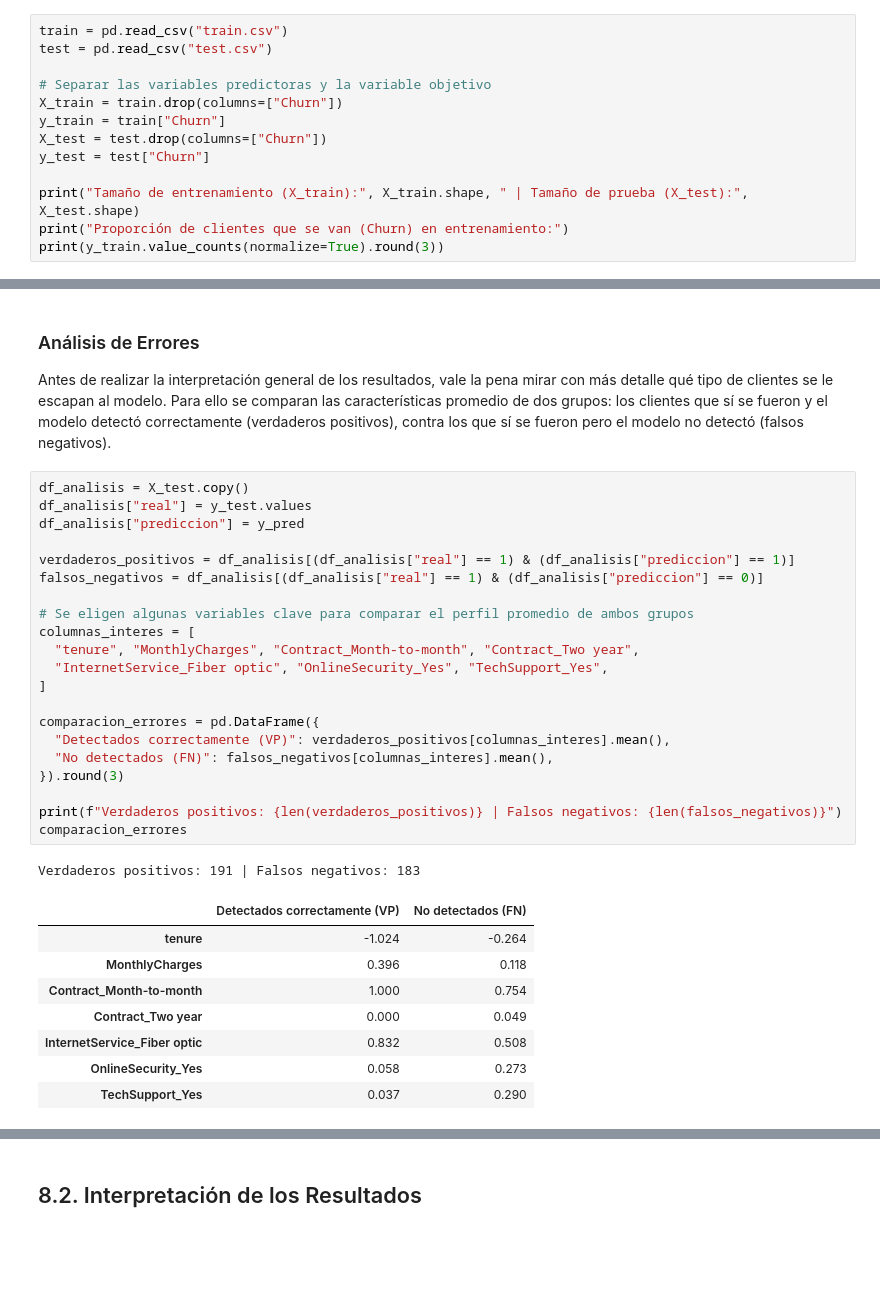
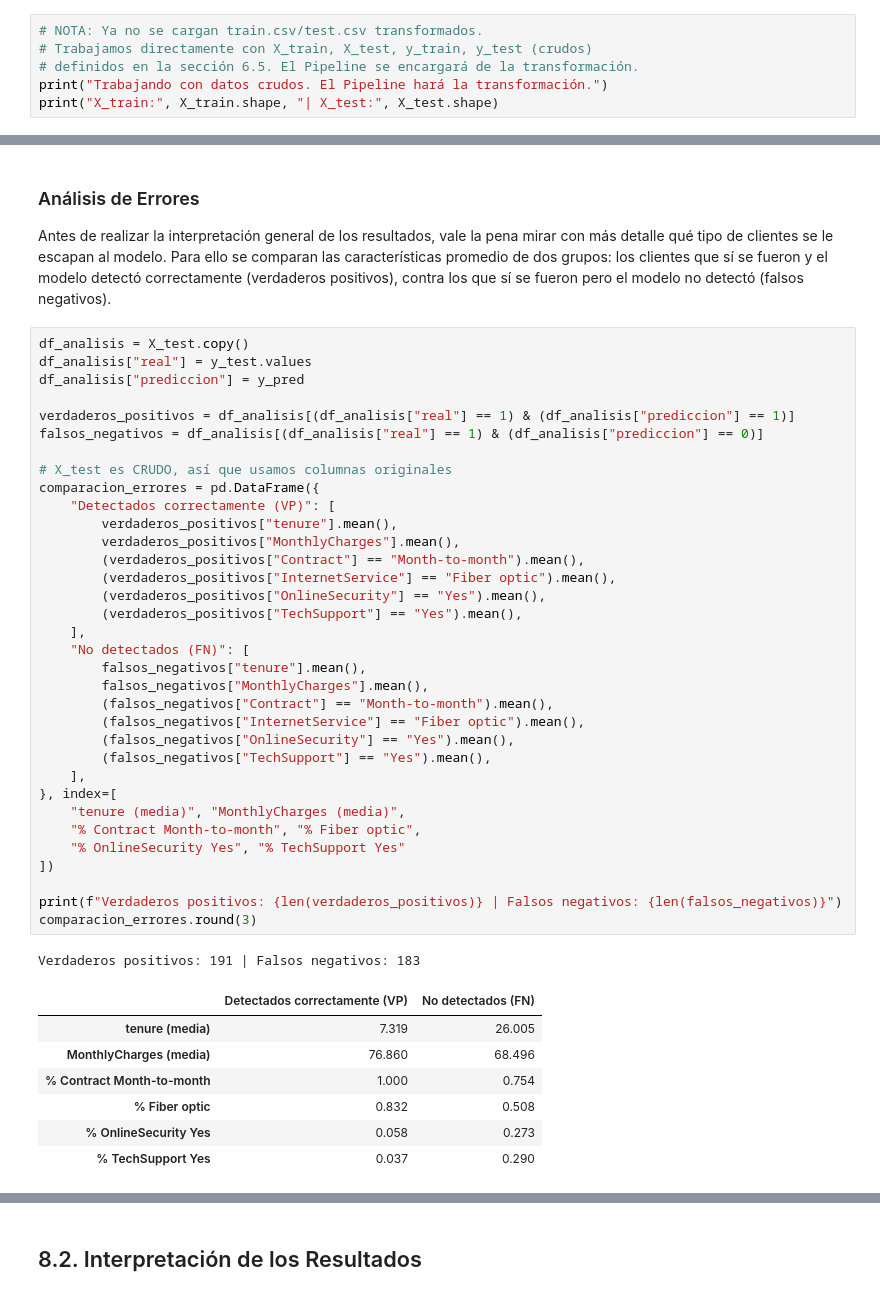
Before and after one commit to CaroGomezO/telco-customer-churn-prediction, a Jupyter notebook: fase-1/Telco_Customer_Churn_Pipeline_Completo.ipynb, the cells around one changed output, grey strips where cells are left out. Drawn from its saved outputs; the diff is of its cells as text; blank space fills up the shorter version.

```diff
--- a/fase-1/Telco_Customer_Churn_Pipeline_Completo.ipynb
+++ b/fase-1/Telco_Customer_Churn_Pipeline_Completo.ipynb
@@ -856,14 +813,7 @@ En esta celda se cargan los archivos `train.csv` y `test.csv` obtenidos anterior
 # %%
-train = pd.read_csv("train.csv")
-test = pd.read_csv("test.csv")
-
-# Separar las variables predictoras y la variable objetivo
-X_train = train.drop(columns=["Churn"])
-y_train = train["Churn"]
-X_test = test.drop(columns=["Churn"])
-y_test = test["Churn"]
-
-print("Tamaño de entrenamiento (X_train):", X_train.shape, " | Tamaño de prueba (X_test):", X_test.shape)
-print("Proporción de clientes que se van (Churn) en entrenamiento:")
-print(y_train.value_counts(normalize=True).round(3))
+# NOTA: Ya no se cargan train.csv/test.csv transformados.
+# Trabajamos directamente con X_train, X_test, y_train, y_test (crudos)
+# definidos en la sección 6.5. El Pipeline se encargará de la transformación.
+print("Trabajando con datos crudos. El Pipeline hará la transformación.")
+print("X_train:", X_train.shape, "| X_test:", X_test.shape)
 # %% [output]
@@ -1296,33 +1399,45 @@ Antes de realizar la interpretación general de los resultados, vale la pena mir
 # %%
 df_analisis = X_test.copy()
 df_analisis["real"] = y_test.values
 df_analisis["prediccion"] = y_pred
 
 verdaderos_positivos = df_analisis[(df_analisis["real"] == 1) & (df_analisis["prediccion"] == 1)]
 falsos_negativos = df_analisis[(df_analisis["real"] == 1) & (df_analisis["prediccion"] == 0)]
 
-# Se eligen algunas variables clave para comparar el perfil promedio de ambos grupos
-columnas_interes = [
-  "tenure", "MonthlyCharges", "Contract_Month-to-month", "Contract_Two year",
-  "InternetService_Fiber optic", "OnlineSecurity_Yes", "TechSupport_Yes",
-]
-
+# X_test es CRUDO, así que usamos columnas originales
 comparacion_errores = pd.DataFrame({
-  "Detectados correctamente (VP)": verdaderos_positivos[columnas_interes].mean(),
-  "No detectados (FN)": falsos_negativos[columnas_interes].mean(),
-}).round(3)
+    "Detectados correctamente (VP)": [
+        verdaderos_positivos["tenure"].mean(),
+        verdaderos_positivos["MonthlyCharges"].mean(),
+        (verdaderos_positivos["Contract"] == "Month-to-month").mean(),
+        (verdaderos_positivos["InternetService"] == "Fiber optic").mean(),
+        (verdaderos_positivos["OnlineSecurity"] == "Yes").mean(),
+        (verdaderos_positivos["TechSupport"] == "Yes").mean(),
+    ],
+    "No detectados (FN)": [
+        falsos_negativos["tenure"].mean(),
+        falsos_negativos["MonthlyCharges"].mean(),
+        (falsos_negativos["Contract"] == "Month-to-month").mean(),
+        (falsos_negativos["InternetService"] == "Fiber optic").mean(),
+        (falsos_negativos["OnlineSecurity"] == "Yes").mean(),
+        (falsos_negativos["TechSupport"] == "Yes").mean(),
+    ],
+}, index=[
+    "tenure (media)", "MonthlyCharges (media)",
+    "% Contract Month-to-month", "% Fiber optic",
+    "% OnlineSecurity Yes", "% TechSupport Yes"
+])
 
 print(f"Verdaderos positivos: {len(verdaderos_positivos)} | Falsos negativos: {len(falsos_negativos)}")
-comparacion_errores
+comparacion_errores.round(3)
 # %% [output]
 Verdaderos positivos: 191 | Falsos negativos: 183
 |  | Detectados correctamente (VP) | No detectados (FN) |
-| tenure | -1.024 | -0.264 |
-| MonthlyCharges | 0.396 | 0.118 |
-| Contract_Month-to-month | 1.000 | 0.754 |
-| Contract_Two year | 0.000 | 0.049 |
-| InternetService_Fiber optic | 0.832 | 0.508 |
-| OnlineSecurity_Yes | 0.058 | 0.273 |
-| TechSupport_Yes | 0.037 | 0.290 |
+| tenure (media) | 7.319 | 26.005 |
+| MonthlyCharges (media) | 76.860 | 68.496 |
+| % Contract Month-to-month | 1.000 | 0.754 |
+| % Fiber optic | 0.832 | 0.508 |
+| % OnlineSecurity Yes | 0.058 | 0.273 |
+| % TechSupport Yes | 0.037 | 0.290 |
 # %% [markdown]
 #### Detalles a Tener en Cuenta
```
Also changed, not shown: parts of 37 cells of this notebook.
